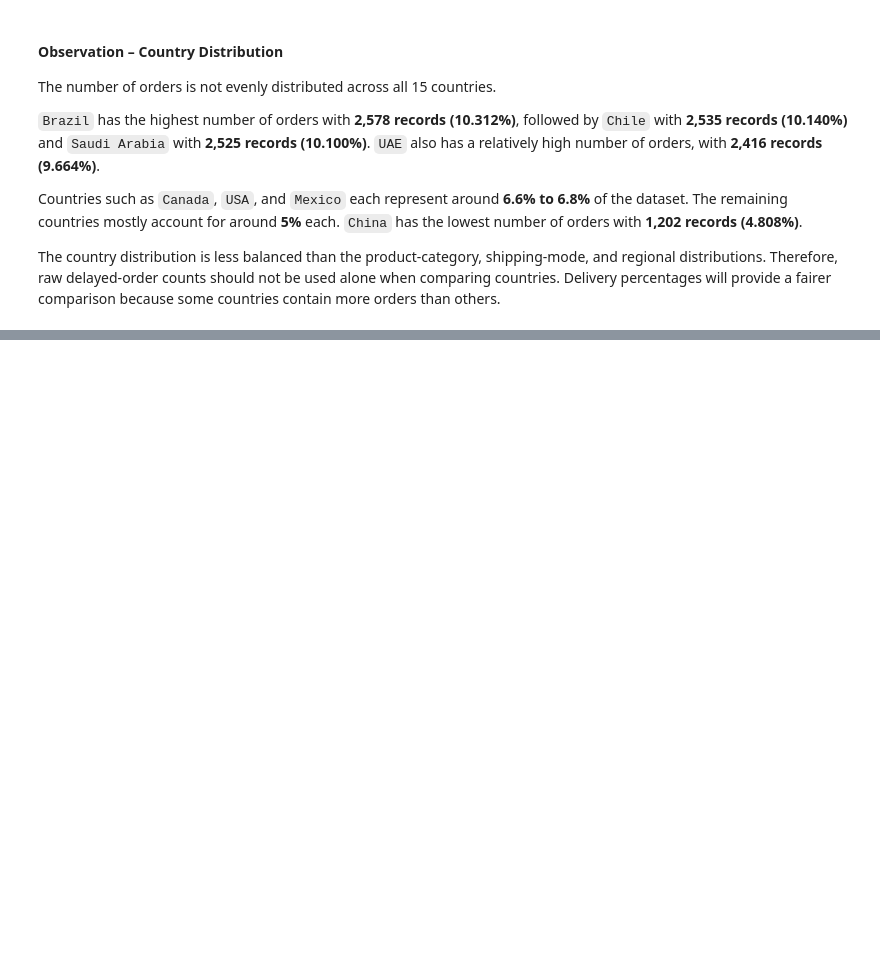
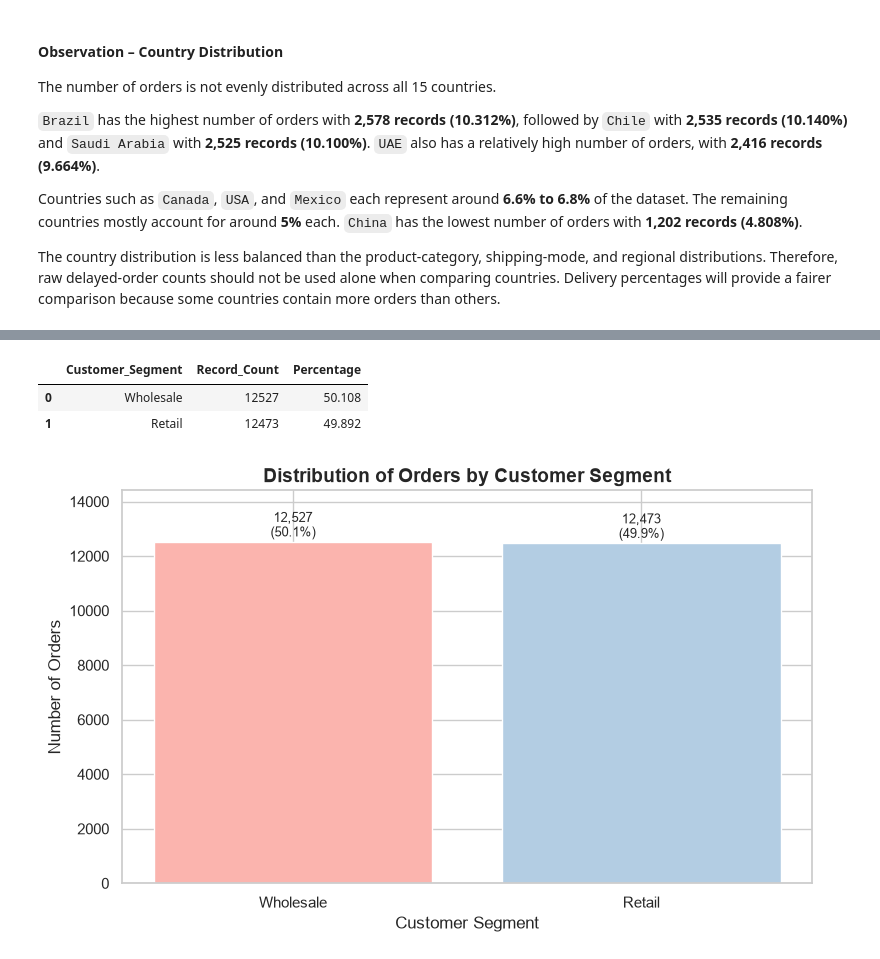
Before and after one commit to Kiruthikaa2512/cb_supply_risk, a Jupyter notebook: notebooks/cross_border_supply_chain_analysis.ipynb, the cells around one changed output, grey strips where cells are left out. Cells and saved outputs as stored; diff of their text form; code cells hidden in the pictures; blank space fills up the shorter version.

```diff
--- a/notebooks/cross_border_supply_chain_analysis.ipynb
+++ b/notebooks/cross_border_supply_chain_analysis.ipynb
@@ -1567,0 +1576,68 @@ because some countries contain more orders than others.
+# %%
+# Calculate customer-segment counts and percentages
+customer_segment_distribution = (
+    df_eda["Customer_Segment"]
+    .value_counts()
+    .rename_axis("Customer_Segment")
+    .reset_index(name="Record_Count")
+)
+
+customer_segment_distribution["Percentage"] = (
+    customer_segment_distribution["Record_Count"]
+    .div(len(df_eda))
+    .mul(100)
+)
+
+# Display the summary table
+display(customer_segment_distribution.round(3))
+
+# Create a colorful bar chart
+colors = sns.color_palette(
+    "Pastel1",
+    n_colors=len(customer_segment_distribution),
+)
+
+plt.figure(figsize=(8, 5))
+
+bars = plt.bar(
+    customer_segment_distribution["Customer_Segment"],
+    customer_segment_distribution["Record_Count"],
+    color=colors,
+    edgecolor="white",
+)
+
+plt.title(
+    "Distribution of Orders by Customer Segment",
+    fontsize=14,
+    fontweight="bold",
+)
+
+plt.xlabel("Customer Segment")
+plt.ylabel("Number of Orders")
+
+# Add count and percentage labels
+for bar, row in zip(
+    bars,
+    customer_segment_distribution.itertuples(index=False),
+):
+    plt.text(
+        bar.get_x() + bar.get_width() / 2,
+        bar.get_height() + 50,
+        f"{row.Record_Count:,}\n({row.Percentage:.1f}%)",
+        ha="center",
+        va="bottom",
+        fontsize=9,
+    )
+
+plt.ylim(
+    0,
+    customer_segment_distribution["Record_Count"].max() * 1.15,
+)
+
+plt.tight_layout()
+plt.show()
+# %% [output]
+|  | Customer_Segment | Record_Count | Percentage |
+| 0 | Wholesale | 12527 | 50.108 |
+| 1 | Retail | 12473 | 49.892 |
+[figure, added]
```
Also changed, not shown: parts of 37 cells of this notebook, 9 other files.
